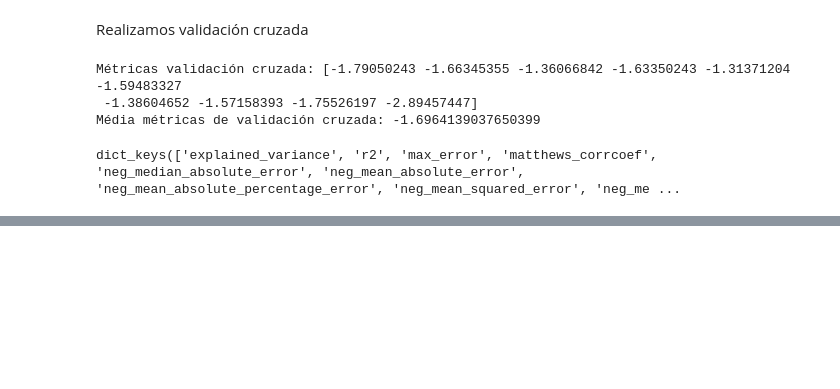
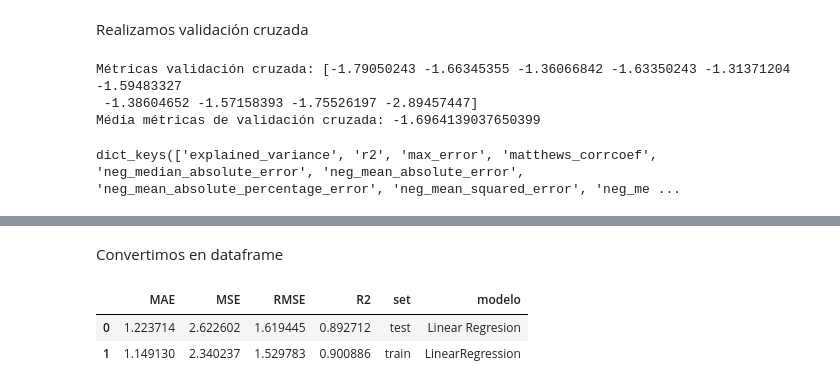
Before and after one commit to Adalab/Adalab-DA-promo-b-modulo-3-sprint-1-Chloe-Diana, a Jupyter notebook: Regresion_lineal/modulo-3-ejercicio-9-intro-regresion-lineal.ipynb, the cells around one changed output, grey strips where cells are left out. Drawn from its saved outputs; the diff is of its cells as text; code cells hidden in the pictures; blank space fills up the shorter version.

Commit message:
regresion lineal metricas

```diff
--- a/Regresion_lineal/modulo-3-ejercicio-9-intro-regresion-lineal.ipynb
+++ b/Regresion_lineal/modulo-3-ejercicio-9-intro-regresion-lineal.ipynb
@@ -230,0 +259,17 @@ cv_scores
+# %% [markdown]
+Convertimos en dataframe
+# %%
+resultados_metricas = {'MAE': [mean_absolute_error(y_test, y_predict_test), mean_absolute_error(y_train, y_predict_train)],
+                'MSE': [mean_squared_error(y_test, y_predict_test), mean_squared_error(y_train, y_predict_train)],
+                'RMSE': [np.sqrt(mean_squared_error(y_test, y_predict_test)), np.sqrt(mean_squared_error(y_train, y_predict_train))],
+                'R2':  [r2_score(y_test, y_predict_test), r2_score(y_train, y_predict_train)],
+                 "set": ["test", "train"],
+                 "modelo": ["Linear Regresion", "LinearRegression"]}
+
+df_resultados = pd.DataFrame(resultados_metricas)
+
+df_resultados
+# %% [output]
+|  | MAE | MSE | RMSE | R2 | set | modelo |
+| 0 | 1.223714 | 2.622602 | 1.619445 | 0.892712 | test | Linear Regresion |
+| 1 | 1.149130 | 2.340237 | 1.529783 | 0.900886 | train | LinearRegression |
```
Also changed, not shown: parts of 7 cells of this notebook, 1 other file.
